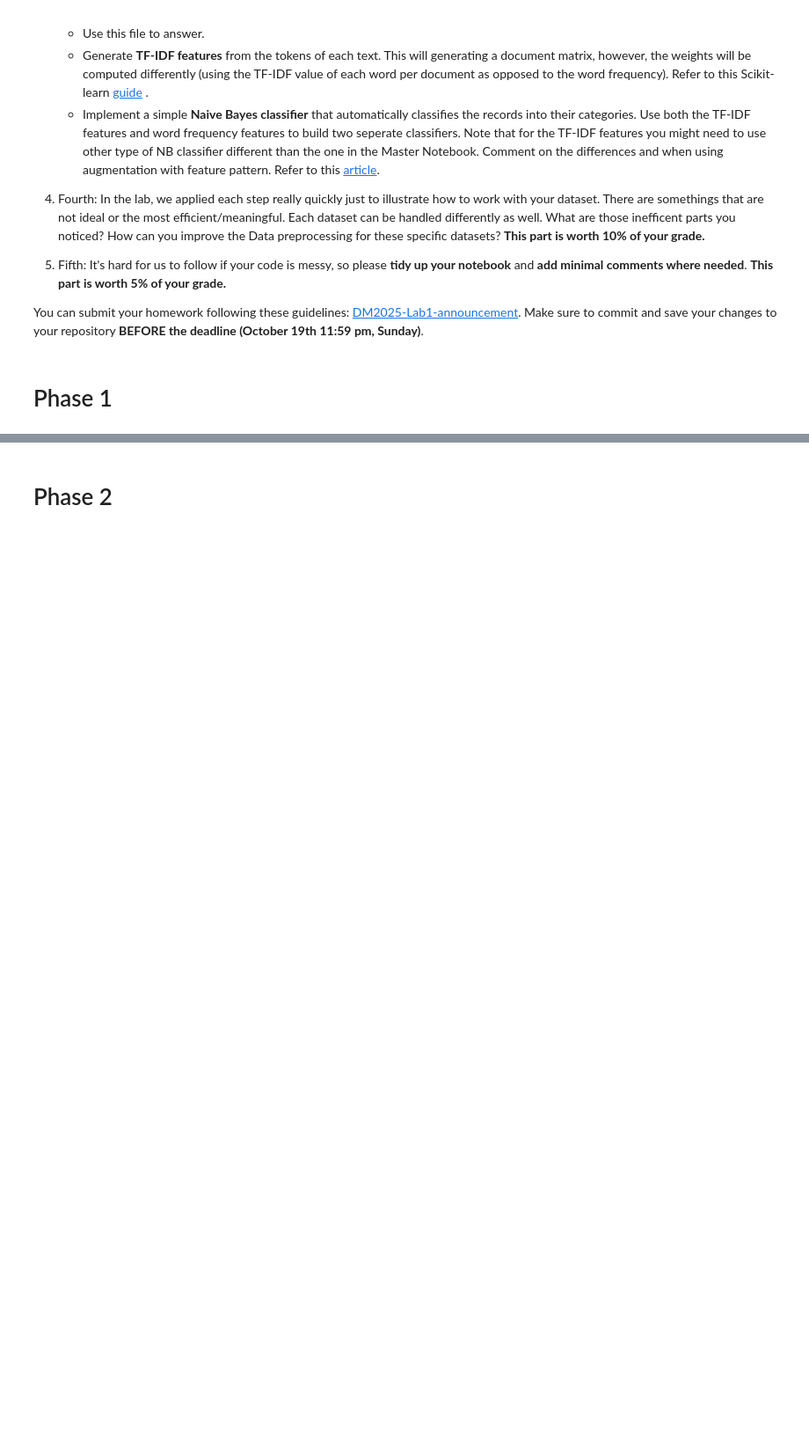
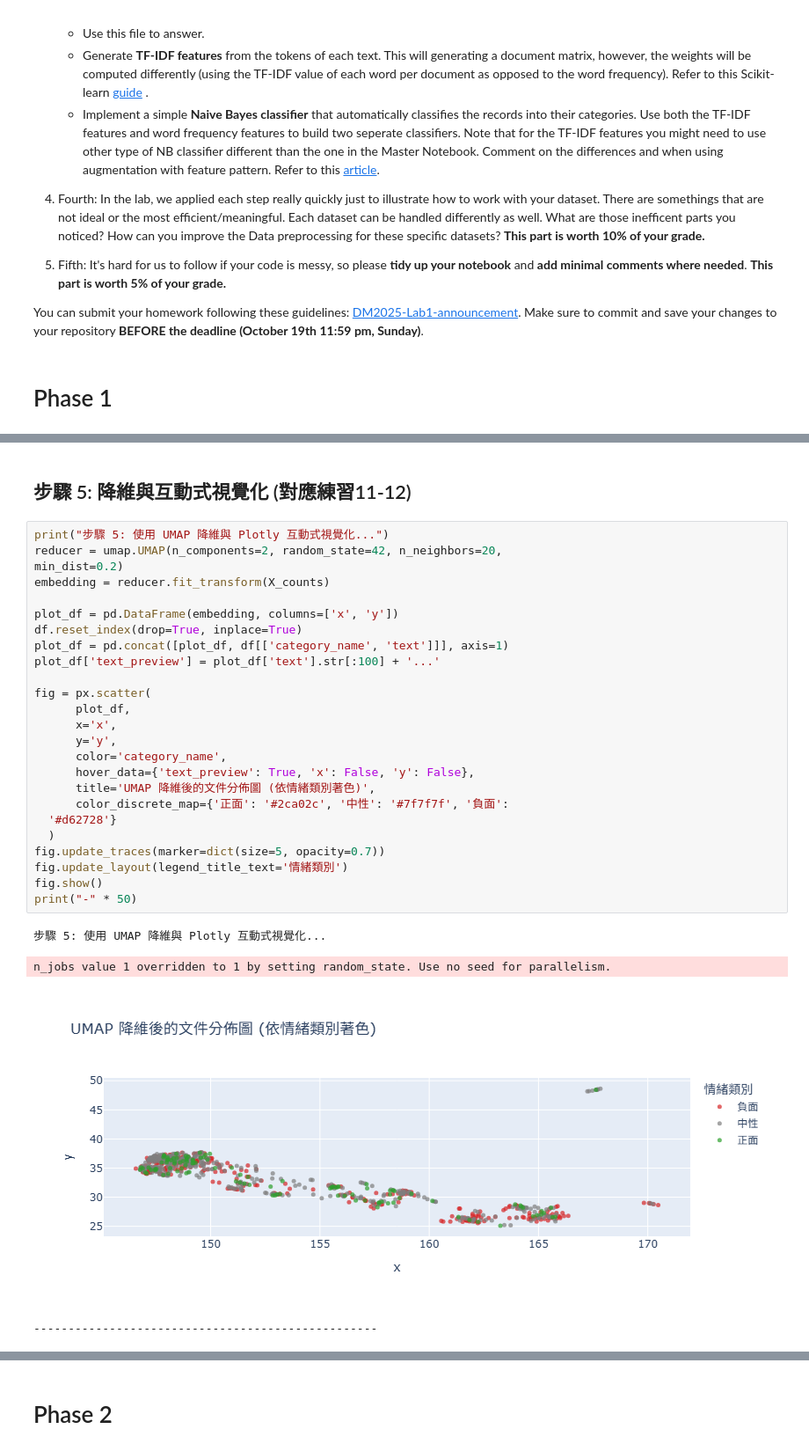
Before and after one commit to Ha1ion/DM2025-Lab1-Exercise, a Jupyter notebook: DM2025-Lab1-Homework.ipynb, the cells around one changed output, grey strips where cells are left out. Shown at 88% size. Saved outputs shown, nothing was run; the diff lists cells and outputs as text; blank space fills up the shorter version.

```diff
--- a/DM2025-Lab1-Homework.ipynb
+++ b/DM2025-Lab1-Homework.ipynb
@@ -62,0 +247,32 @@ You can submit your homework following these guidelines: [DM2025-Lab1-announceme
+# %% [markdown]
+## 步驟 5: 降維與互動式視覺化 (對應練習11-12)
+# %%
+print("步驟 5: 使用 UMAP 降維與 Plotly 互動式視覺化...")
+reducer = umap.UMAP(n_components=2, random_state=42, n_neighbors=20,
+min_dist=0.2)
+embedding = reducer.fit_transform(X_counts)
+
+plot_df = pd.DataFrame(embedding, columns=['x', 'y'])
+df.reset_index(drop=True, inplace=True)
+plot_df = pd.concat([plot_df, df[['category_name', 'text']]], axis=1)
+plot_df['text_preview'] = plot_df['text'].str[:100] + '...'
+
+fig = px.scatter(
+      plot_df,
+      x='x',
+      y='y',
+      color='category_name',
+      hover_data={'text_preview': True, 'x': False, 'y': False},
+      title='UMAP 降維後的文件分佈圖 (依情緒類別著色)',
+      color_discrete_map={'正面': '#2ca02c', '中性': '#7f7f7f', '負面':
+  '#d62728'}
+  )
+fig.update_traces(marker=dict(size=5, opacity=0.7))
+fig.update_layout(legend_title_text='情緒類別')
+fig.show()
+print("-" * 50)
+# %% [output]
+步驟 5: 使用 UMAP 降維與 Plotly 互動式視覺化...
+n_jobs value 1 overridden to 1 by setting random_state. Use no seed for parallelism.
+[figure, added]
+--------------------------------------------------
```
Also changed, not shown: parts of 16 cells of this notebook.
